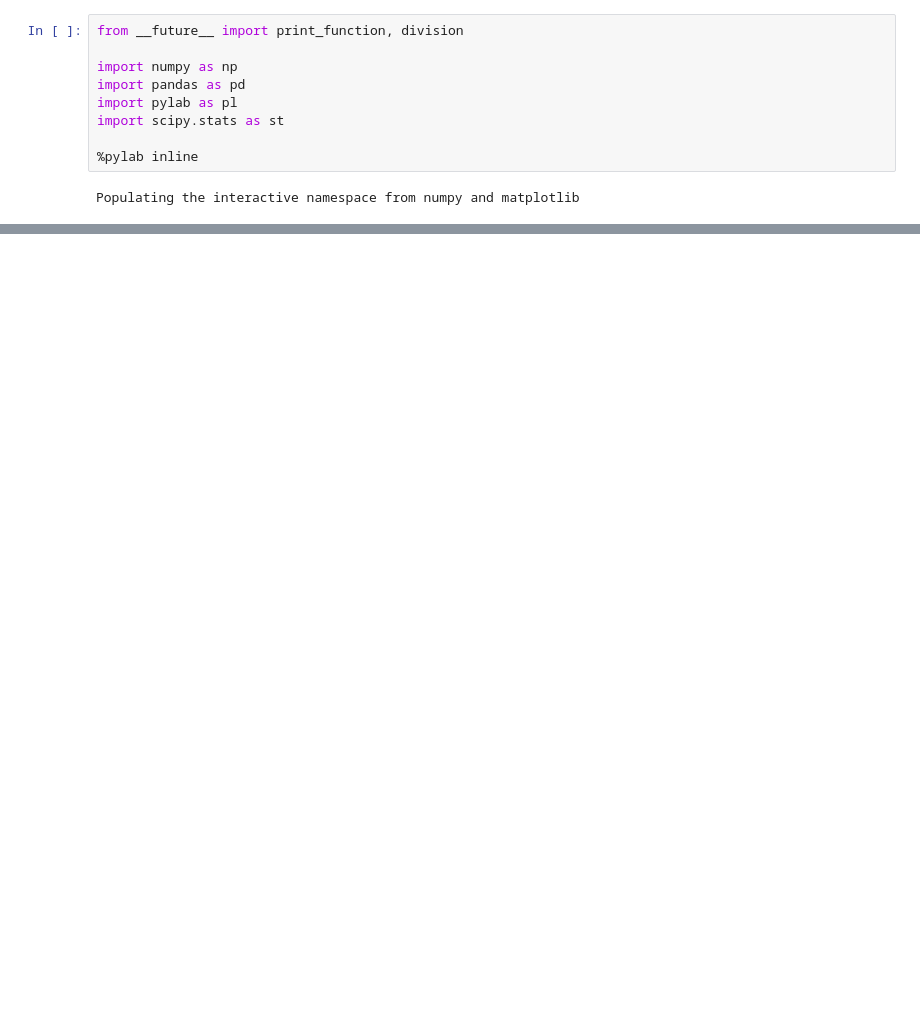
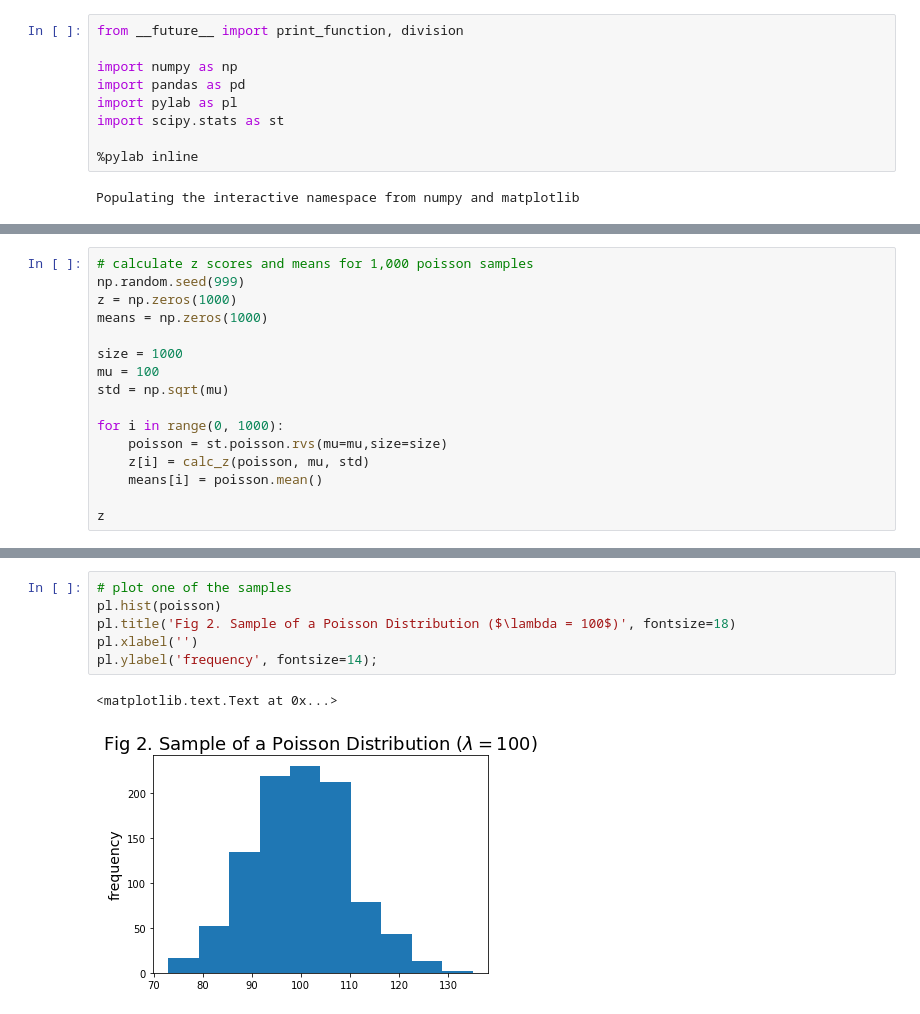
Before and after one commit to ywnch/PUI2017_ywc249, a Jupyter notebook: HW5_ywc249/HW5-1.ipynb, the cells around one changed output, grey strips where cells are left out. Saved outputs shown, nothing was run; the diff lists cells and outputs as text; blank space fills up the shorter version.

```diff
--- a/HW5_ywc249/HW5-1.ipynb
+++ b/HW5_ywc249/HW5-1.ipynb
@@ -279,0 +34,16 @@ pl.legend(fontsize = 20);
+# %%
+# calculate z scores and means for 1,000 poisson samples
+np.random.seed(999)
+z = np.zeros(1000)
+means = np.zeros(1000)
+
+size = 1000
+mu = 100
+std = np.sqrt(mu)
+
+for i in range(0, 1000):
+    poisson = st.poisson.rvs(mu=mu,size=size)
+    z[i] = calc_z(poisson, mu, std)
+    means[i] = poisson.mean()
+
+z
@@ -279,0 +68,9 @@ pl.legend(fontsize = 20);
+# %%
+# plot one of the samples
+pl.hist(poisson)
+pl.title('Fig 2. Sample of a Poisson Distribution ($\lambda = 100$)', fontsize=18)
+pl.xlabel('')
+pl.ylabel('frequency', fontsize=14);
+# %% [output]
+<matplotlib.text.Text at 0x...>
+[figure, added]
```
Also changed, not shown: parts of 38 cells of this notebook, 2 other files.
